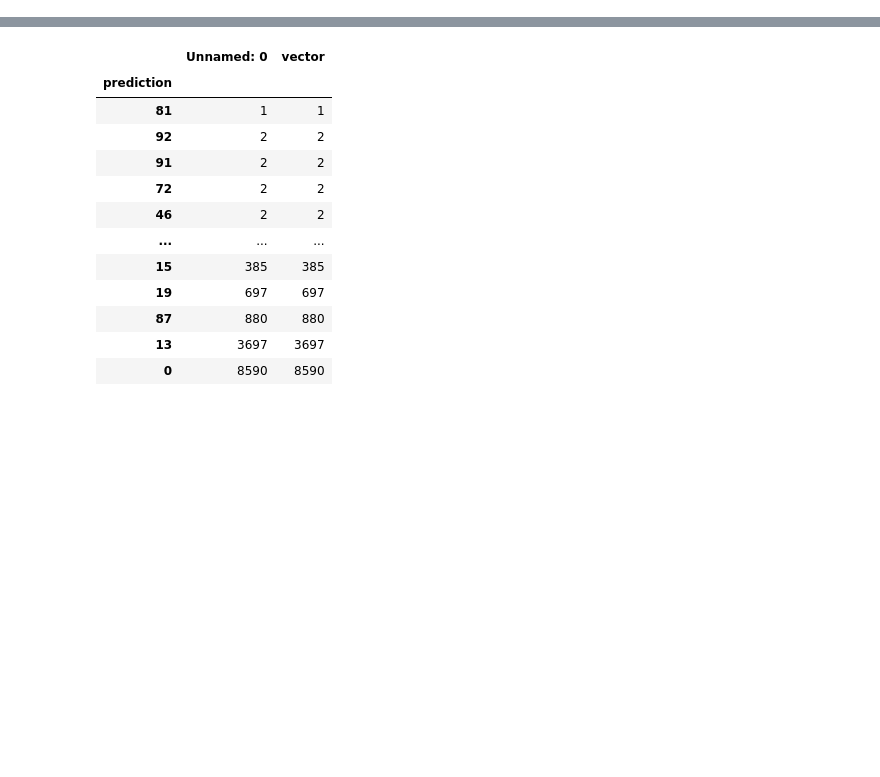
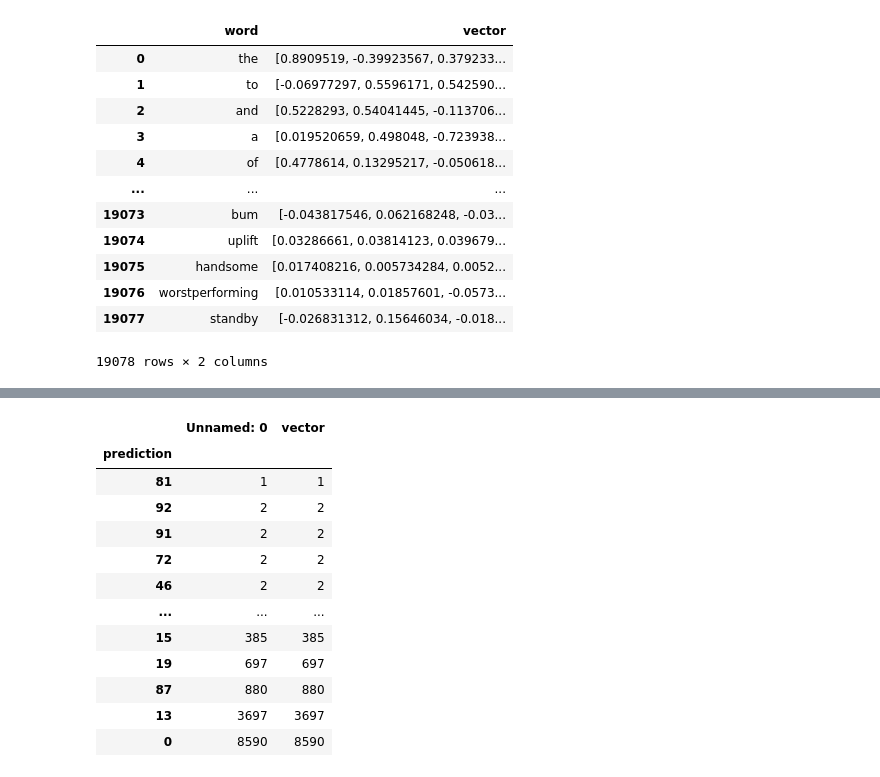
Before and after one commit to ElleNajt/ErdosInstitute-SIG_Project, a Jupyter notebook: Regression/RegressionWithConceptClusters.ipynb, the cells around one changed output, grey strips where cells are left out. Saved outputs shown, nothing was run; the diff lists cells and outputs as text; code cells hidden in the pictures; blank space fills up the shorter version.

Commit message:
finished first version of word2vec concept clustering custom transformer

```diff
--- a/Regression/RegressionWithConceptClusters.ipynb
+++ b/Regression/RegressionWithConceptClusters.ipynb
@@ -101,14 +101,30 @@ df['tokenized_selftext'] = df.selftext.apply(tokenize)
 ## ideas -- if a cluster is too big, rerun clustering on it
 
 
-if False:
+if True:
 
 
     corpus=df['tokenized_title'].append(df['tokenized_selftext'])
     model = train_w2v(corpus)
 
-    corpus_df = pd.DataFrame(model.wv.key_to_index.keys())
-    corpus_df['vector'] = corpus_df[0].apply(lambda x : model.wv[x])
+    corpus_df = pd.DataFrame(model.wv.key_to_index.keys(), columns = ['word'])
+    corpus_df['vector'] = corpus_df.word.apply(lambda x : model.wv[x])
+# %%
+corpus_df
+# %% [output]
+|  | word | vector |
+| 0 | the | [0.8909519, -0.39923567, 0.379233... |
+| 1 | to | [-0.06977297, 0.5596171, 0.542590... |
+| 2 | and | [0.5228293, 0.54041445, -0.113706... |
+| 3 | a | [0.019520659, 0.498048, -0.723938... |
+| 4 | of | [0.4778614, 0.13295217, -0.050618... |
+| ... | ... | ... |
+| 19073 | bum | [-0.043817546, 0.062168248, -0.03... |
+| 19074 | uplift | [0.03286661, 0.03814123, 0.039679... |
+| 19075 | handsome | [0.017408216, 0.005734284, 0.0052... |
+| 19076 | worstperforming | [0.010533114, 0.01857601, -0.0573... |
+| 19077 | standby | [-0.026831312, 0.15646034, -0.018... |
+19078 rows × 2 columns
 # %%
 if True:
 
```
Also changed, not shown: parts of 3 cells of this notebook, 3 other files.
